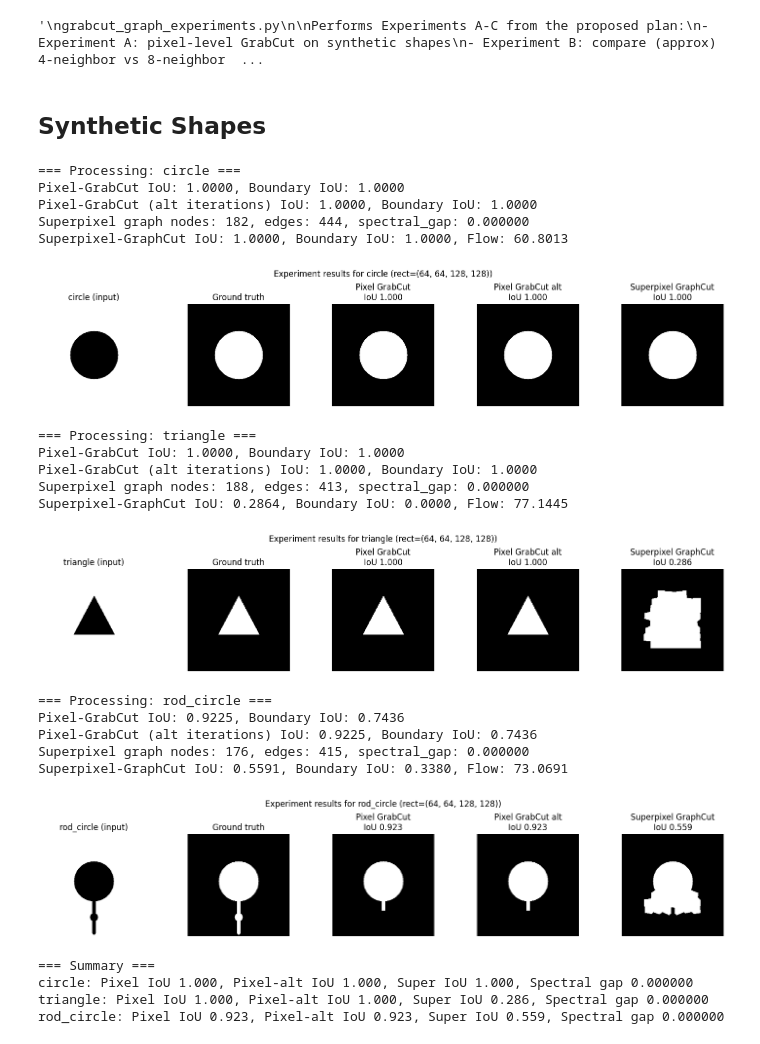
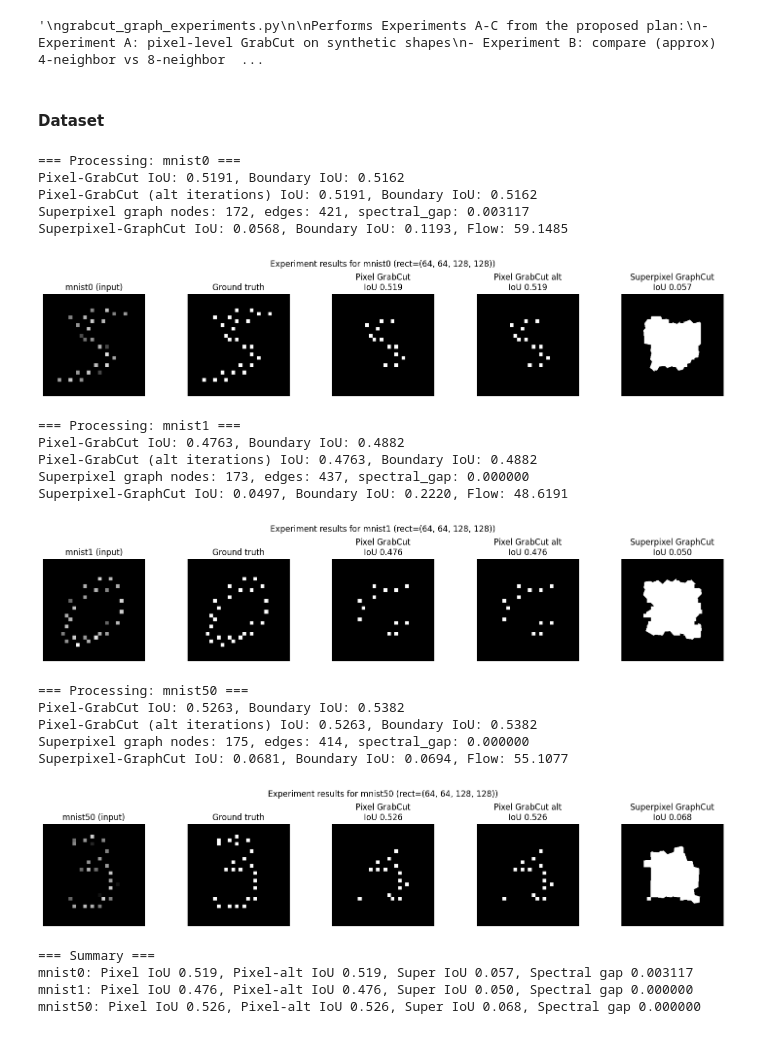
Before and after one commit to HanielUlises/GCN-GrabCut, a Jupyter notebook: IoU/iou.ipynb, the cells around one changed output. Drawn from its saved outputs; the diff is of its cells as text; code cells hidden in the pictures.

Commit message:
Add MNIST superpixel segmentation experiments

```diff
--- a/IoU/iou.ipynb
+++ b/IoU/iou.ipynb
@@ -25,5 +25,5 @@ from scipy.sparse.linalg import eigsh
 import maxflow
 from scipy.ndimage import binary_dilation
 # %% [markdown]
-## Synthetic Shapes
+#### Dataset
 # %%
@@ -167,9 +180,7 @@ def build_superpixel_graph(img_bgr, n_segments=200, compactness=10, beta=0.05, l
 
     return G, labels, node_color, node_centroid
 # %%
-# ----------------------------
 # Spectral gap
-# ----------------------------
 
 def compute_spectral_gap(G):
     """
@@ -196,9 +207,8 @@ def compute_spectral_gap(G):
     gap = float(vals[1] - vals[0]) if len(vals) > 1 else float(vals[0])
     return gap, vals
 
-# ----------------------------
-# Graph-cut on superpixel graph using PyMaxflow
-# ----------------------------
+
+# Graph-cut on superpixel graph
 
 def run_graph_cut_on_superpixels(G, unary_fg_prob, unary_bg_prob):
     """
@@ -217,7 +227,7 @@ def run_graph_cut_on_superpixels(G, unary_fg_prob, unary_bg_prob):
 
     for u, v, data in G.edges(data=True):
         w = float(data.get('weight', 1.0))
-        # add symmetric edge capacities
+        # Symmetric edge
         g.add_edge(nodeids[u], nodeids[v], w, w)
 
     flow = g.maxflow()
@@ -228,9 +238,6 @@ def run_graph_cut_on_superpixels(G, unary_fg_prob, unary_bg_prob):
 
     return labels, flow
 
-# ----------------------------
-# Helper: build unary from rect prior (simple seeding)
-# ----------------------------
 
 def build_unary_from_rect(labels, rect, node_centroid, seeds_strength=0.9):
     """
@@ -243,9 +250,11 @@ def build_unary_from_rect(labels, rect, node_centroid, seeds_strength=0.9):
     n = node_centroid.shape[0]
     unary_fg = np.full(n, 0.5, dtype=float)
     unary_bg = np.full(n, 0.5, dtype=float)
+
     x, y, rw, rh = rect
     rect_xmin, rect_xmax = x, x + rw
     rect_ymin, rect_ymax = y, y + rh
+
     for i in range(n):
         r, c = node_centroid[i]
         if (rect_xmin <= c <= rect_xmax) and (rect_ymin <= r <= rect_ymax):
@@ -260,9 +269,7 @@ def build_unary_from_rect(labels, rect, node_centroid, seeds_strength=0.9):
     unary_bg /= s
     return unary_fg, unary_bg
 
-# ----------------------------
 # Mapping node labels to pixel mask
-# ----------------------------
 
 def node_labels_to_mask(node_labels, superpixel_labels):
     """
@@ -275,19 +282,16 @@ def node_labels_to_mask(node_labels, superpixel_labels):
         mask[superpixel_labels == k] = node_labels[k]
     return mask
 
-# ----------------------------
-# Experiment runner for A-C
-# ----------------------------
+def run_experiments_suite():
+    mn = MNISTSuperpixelImageSource()
 
-def run_experiments_suite():
-    # Build a small suite of synthetic images
     suite = [
-        ("circle",) + synthetic_circle(),
-        ("triangle",) + synthetic_triangle(),
-        ("rod_circle",) + synthetic_rod_circle()
+        ("mnist0",) + mn.get(0)[:2],
+        ("mnist1",) + mn.get(1)[:2],
+        ("mnist50",) + mn.get(50)[:2]
     ]
 
-    # Experiment outputs stored here
+
     results = []
 
     for name, img_bgr, gt_mask in suite:
@@ -330,54 +334,54 @@ def run_experiments_suite():
             "pixel_mask": mask_pixel,
             "pixel_mask_alt": mask_pixel_alt,
             "super_mask": mask_super,
             "gt_mask": gt_mask,
             "iou_pixel": iou_pixel,
             "iou_pixel_alt": iou_pixel_alt,
             "iou_super": iou_super,
             "bd_iou_pixel": bd_iou_pixel,
             "bd_iou_pixel_alt": bd_iou_pixel_alt,
             "bd_iou_super": bd_iou_super,
             "spectral_gap": spectral_gap_val
         })
 
-        # Visualization: side-by-side
         rgb = cv2.cvtColor(img_bgr, cv2.COLOR_BGR2RGB)
+
         fig, axes = plt.subplots(1, 5, figsize=(15,3))
         axes[0].imshow(rgb); axes[0].set_title(f"{name} (input)"); axes[0].axis('off')
         axes[1].imshow(gt_mask, cmap='gray'); axes[1].set_title("Ground truth"); axes[1].axis('off')
         axes[2].imshow(mask_pixel, cmap='gray'); axes[2].set_title(f"Pixel GrabCut\nIoU {iou_pixel:.3f}"); axes[2].axis('off')
         axes[3].imshow(mask_pixel_alt, cmap='gray'); axes[3].set_title(f"Pixel GrabCut alt\nIoU {iou_pixel_alt:.3f}"); axes[3].axis('off')
         axes[4].imshow(mask_super, cmap='gray'); axes[4].set_title(f"Superpixel GraphCut\nIoU {iou_super:.3f}"); axes[4].axis('off')
+
         plt.suptitle(f"Experiment results for {name} (rect={rect})")
         plt.tight_layout()
         plt.show()
 
-    # Summary table
     print("\n=== Summary ===")
     for r in results:
         print(f"{r['name']}: Pixel IoU {r['iou_pixel']:.3f}, Pixel-alt IoU {r['iou_pixel_alt']:.3f}, Super IoU {r['iou_super']:.3f}, Spectral gap {r['spectral_gap']:.6f}")
 
 run_experiments_suite()
 # %% [output]
-=== Processing: circle ===
-Pixel-GrabCut IoU: 1.0000, Boundary IoU: 1.0000
-Pixel-GrabCut (alt iterations) IoU: 1.0000, Boundary IoU: 1.0000
-Superpixel graph nodes: 182, edges: 444, spectral_gap: 0.000000
-Superpixel-GraphCut IoU: 1.0000, Boundary IoU: 1.0000, Flow: 60.8013
+=== Processing: mnist0 ===
+Pixel-GrabCut IoU: 0.5191, Boundary IoU: 0.5162
+Pixel-GrabCut (alt iterations) IoU: 0.5191, Boundary IoU: 0.5162
+Superpixel graph nodes: 172, edges: 421, spectral_gap: 0.003117
+Superpixel-GraphCut IoU: 0.0568, Boundary IoU: 0.1193, Flow: 59.1485
-[figure, old version]
+[figure, new version]
-=== Processing: triangle ===
-Pixel-GrabCut IoU: 1.0000, Boundary IoU: 1.0000
-Pixel-GrabCut (alt iterations) IoU: 1.0000, Boundary IoU: 1.0000
-Superpixel graph nodes: 188, edges: 413, spectral_gap: 0.000000
-Superpixel-GraphCut IoU: 0.2864, Boundary IoU: 0.0000, Flow: 77.1445
+=== Processing: mnist1 ===
+Pixel-GrabCut IoU: 0.4763, Boundary IoU: 0.4882
+Pixel-GrabCut (alt iterations) IoU: 0.4763, Boundary IoU: 0.4882
+Superpixel graph nodes: 173, edges: 437, spectral_gap: 0.000000
+Superpixel-GraphCut IoU: 0.0497, Boundary IoU: 0.2220, Flow: 48.6191
-[figure, old version]
+[figure, new version]
-=== Processing: rod_circle ===
-Pixel-GrabCut IoU: 0.9225, Boundary IoU: 0.7436
-Pixel-GrabCut (alt iterations) IoU: 0.9225, Boundary IoU: 0.7436
-Superpixel graph nodes: 176, edges: 415, spectral_gap: 0.000000
-Superpixel-GraphCut IoU: 0.5591, Boundary IoU: 0.3380, Flow: 73.0691
+=== Processing: mnist50 ===
+Pixel-GrabCut IoU: 0.5263, Boundary IoU: 0.5382
+Pixel-GrabCut (alt iterations) IoU: 0.5263, Boundary IoU: 0.5382
+Superpixel graph nodes: 175, edges: 414, spectral_gap: 0.000000
+Superpixel-GraphCut IoU: 0.0681, Boundary IoU: 0.0694, Flow: 55.1077
-[figure, old version]
+[figure, new version]
 === Summary ===
-circle: Pixel IoU 1.000, Pixel-alt IoU 1.000, Super IoU 1.000, Spectral gap 0.000000
-triangle: Pixel IoU 1.000, Pixel-alt IoU 1.000, Super IoU 0.286, Spectral gap 0.000000
-rod_circle: Pixel IoU 0.923, Pixel-alt IoU 0.923, Super IoU 0.559, Spectral gap 0.000000
+mnist0: Pixel IoU 0.519, Pixel-alt IoU 0.519, Super IoU 0.057, Spectral gap 0.003117
+mnist1: Pixel IoU 0.476, Pixel-alt IoU 0.476, Super IoU 0.050, Spectral gap 0.000000
+mnist50: Pixel IoU 0.526, Pixel-alt IoU 0.526, Super IoU 0.068, Spectral gap 0.000000
```
Also changed, not shown: parts of 2 cells of this notebook.
